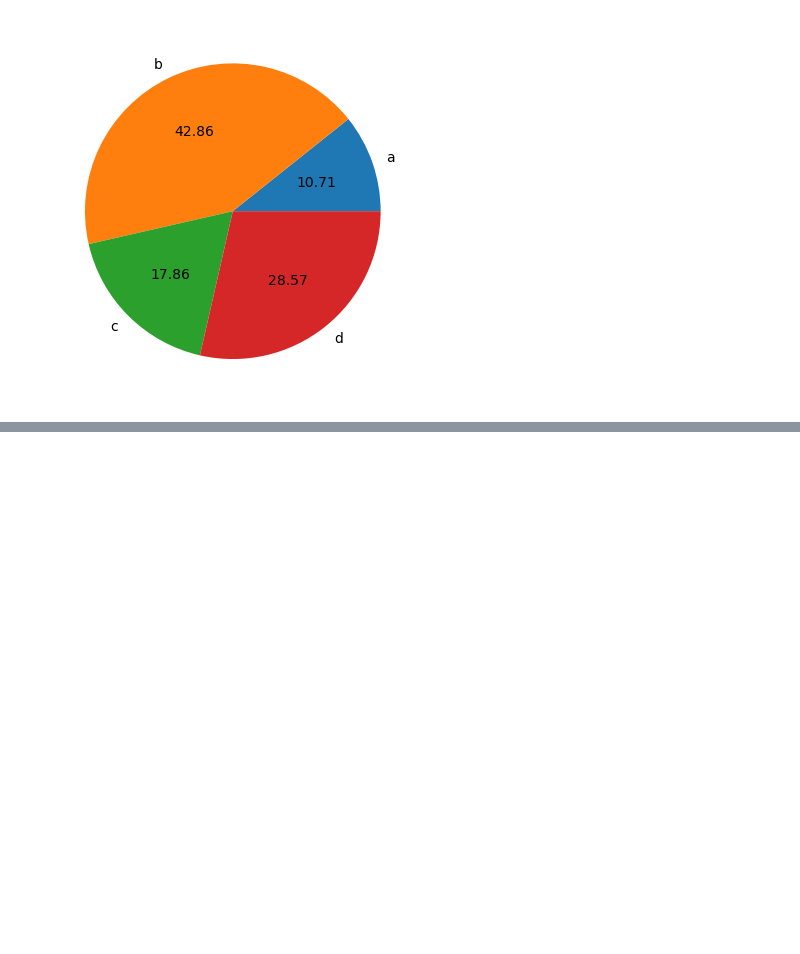
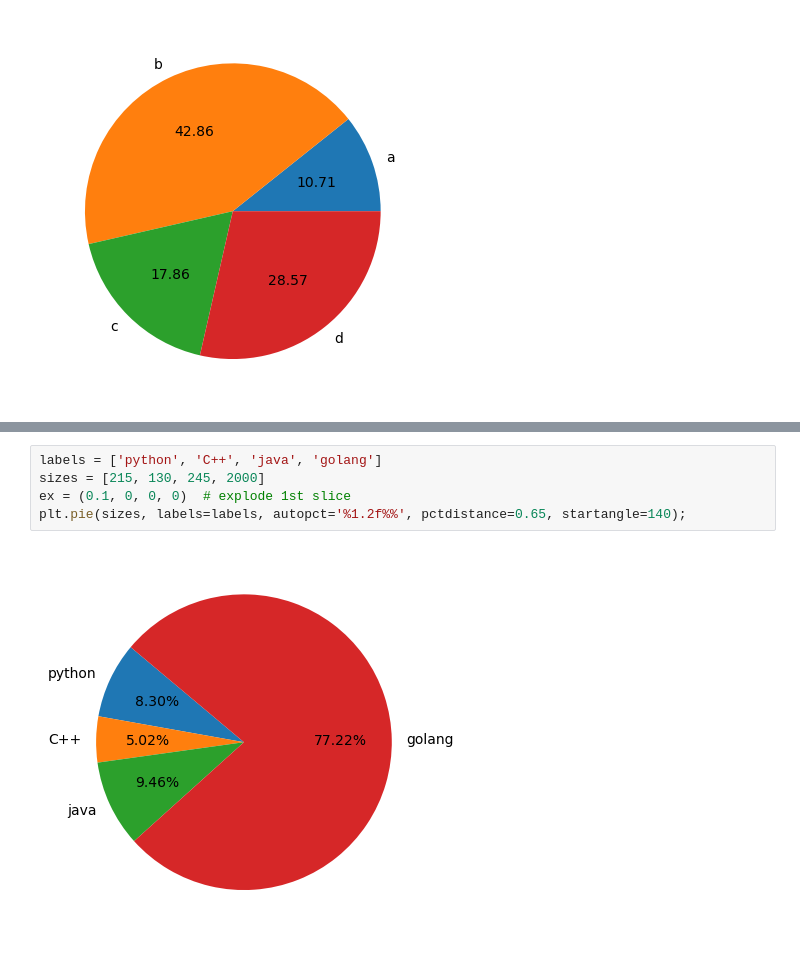
Before and after one commit to TrangTranThu/Python, a Jupyter notebook: Matplotlib/PieChart.ipynb, the cells around one changed output, grey strips where cells are left out. Drawn from its saved outputs; the diff is of its cells as text; blank space fills up the shorter version.

```diff
--- a/Matplotlib/PieChart.ipynb
+++ b/Matplotlib/PieChart.ipynb
@@ -90,0 +115,7 @@ plt.pie(values, labels=labels, autopct=make_autopct(values));
+# %%
+labels = ['python', 'C++', 'java', 'golang']
+sizes = [215, 130, 245, 2000]
+ex = (0.1, 0, 0, 0)  # explode 1st slice
+plt.pie(sizes, labels=labels, autopct='%1.2f%%', pctdistance=0.65, startangle=140);
+# %% [output]
+[figure, added]
```
Also changed, not shown: parts of 30 cells of this notebook.
